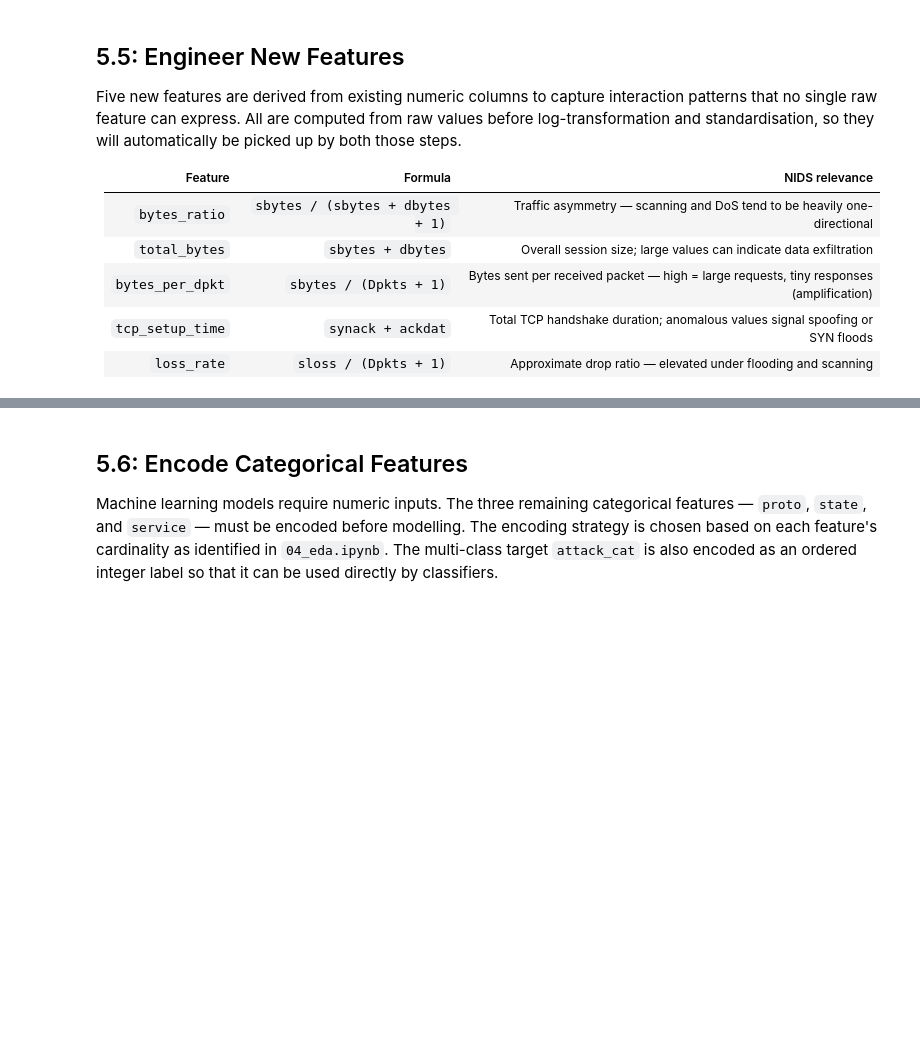
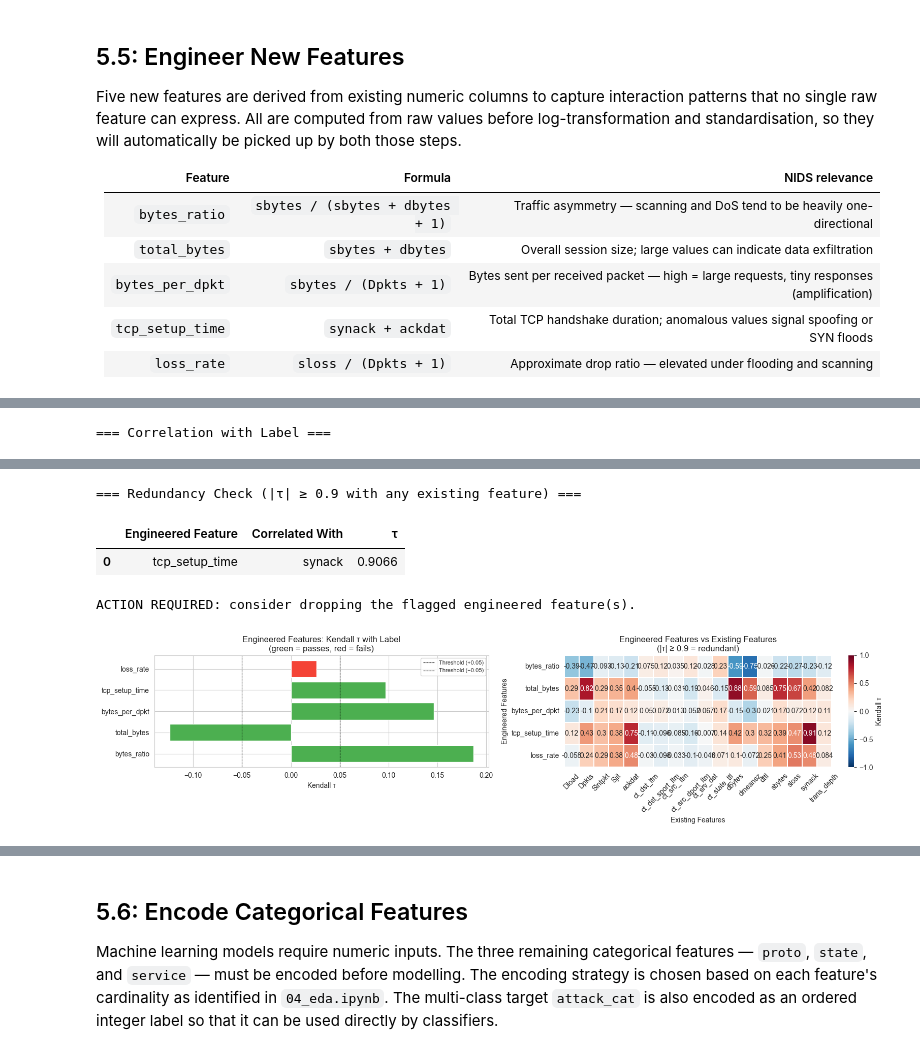
Before and after one commit to ctanyiquan/unsw-nb15-analysis, a Jupyter notebook: notebooks/05_feature_engineering.ipynb, the cells around one changed output, grey strips where cells are left out. Drawn from its saved outputs; the diff is of its cells as text; code cells hidden in the pictures; blank space fills up the shorter version.

```diff
--- a/notebooks/05_feature_engineering.ipynb
+++ b/notebooks/05_feature_engineering.ipynb
@@ -116,0 +137,71 @@ df[['bytes_ratio', 'total_bytes', 'bytes_per_dpkt', 'tcp_setup_time', 'loss_rate
+# %%
+ENGINEERED_FEATURES = ['bytes_ratio', 'total_bytes', 'bytes_per_dpkt', 'tcp_setup_time', 'loss_rate']
+
+# Only numeric columns can be passed to Kendall tau; exclude categorical and target columns
+existing_numeric = df.select_dtypes(include=[np.number]).columns.difference(
+    ENGINEERED_FEATURES + ['Label', 'attack_cat']
+).tolist()
+
+# Correlation with Label
+label_tau = df[ENGINEERED_FEATURES + ['Label']].corr(method='kendall')['Label'].drop('Label')
+
+label_summary = pd.DataFrame({
+    'τ (with Label)':  label_tau.round(4),
+    '|τ|':             label_tau.abs().round(4),
+    'Passes signal (|τ| ≥ 0.05)': label_tau.abs() >= 0.05,
+})
+print('=== Correlation with Label ===')
+display(label_summary)
+
+# Correlation with existing numeric features
+corr_matrix = df[ENGINEERED_FEATURES + existing_numeric].corr(method='kendall')
+eng_vs_existing = corr_matrix.loc[ENGINEERED_FEATURES, existing_numeric]
+
+# Flag pairs that exceed the redundancy threshold
+REDUNDANCY_THRESHOLD = 0.9
+redundant_pairs = []
+for feat in ENGINEERED_FEATURES:
+    for col in existing_numeric:
+        tau_val = eng_vs_existing.loc[feat, col]
+        if abs(tau_val) >= REDUNDANCY_THRESHOLD:
+            redundant_pairs.append({'Engineered Feature': feat, 'Correlated With': col, 'τ': round(tau_val, 4)})
+
+print(f'\n=== Redundancy Check (|τ| ≥ {REDUNDANCY_THRESHOLD} with any existing feature) ===')
+if redundant_pairs:
+    display(pd.DataFrame(redundant_pairs))
+    print('ACTION REQUIRED: consider dropping the flagged engineered feature(s).')
+else:
+    print('No engineered feature is redundant with any existing feature.')
+
+# Heatmap: engineered features vs existing numeric features
+fig, axes = plt.subplots(1, 2, figsize=(16, 4))
+
+# Left: correlation with Label (bar chart)
+colours = ['#4CAF50' if v else '#F44336' for v in label_summary['Passes signal (|τ| ≥ 0.05)']]
+axes[0].barh(label_summary.index, label_summary['τ (with Label)'], color=colours)
+axes[0].axvline(x=0.05,  color='black', linewidth=0.8, linestyle='--', label='Threshold (+0.05)')
+axes[0].axvline(x=-0.05, color='black', linewidth=0.8, linestyle='--', label='Threshold (−0.05)')
+axes[0].set_title('Engineered Features: Kendall τ with Label\n(green = passes, red = fails)')
+axes[0].set_xlabel('Kendall τ')
+axes[0].legend(fontsize=8)
+
+# Right: heatmap vs existing numeric features
+sns.heatmap(
+    eng_vs_existing,
+    ax=axes[1],
+    cmap='RdBu_r',
+    center=0,
+    vmin=-1, vmax=1,
+    annot=True,
+    linewidths=0.3,
+    cbar_kws={'label': 'Kendall τ'}
+)
+axes[1].set_title(f'Engineered Features vs Existing Features\n(|τ| ≥ {REDUNDANCY_THRESHOLD} = redundant)')
+axes[1].set_xlabel('Existing Features')
+axes[1].set_ylabel('Engineered Features')
+axes[1].tick_params(axis='x', rotation=45)
+
+plt.tight_layout()
+plt.show()
+# %% [output]
+=== Correlation with Label ===
@@ -116,0 +214,5 @@ df[['bytes_ratio', 'total_bytes', 'bytes_per_dpkt', 'tcp_setup_time', 'loss_rate
+=== Redundancy Check (|τ| ≥ 0.9 with any existing feature) ===
+|  | Engineered Feature | Correlated With | τ |
+| 0 | tcp_setup_time | synack | 0.9066 |
+ACTION REQUIRED: consider dropping the flagged engineered feature(s).
+[figure, added]
```
Also changed, not shown: parts of 17 cells of this notebook.
